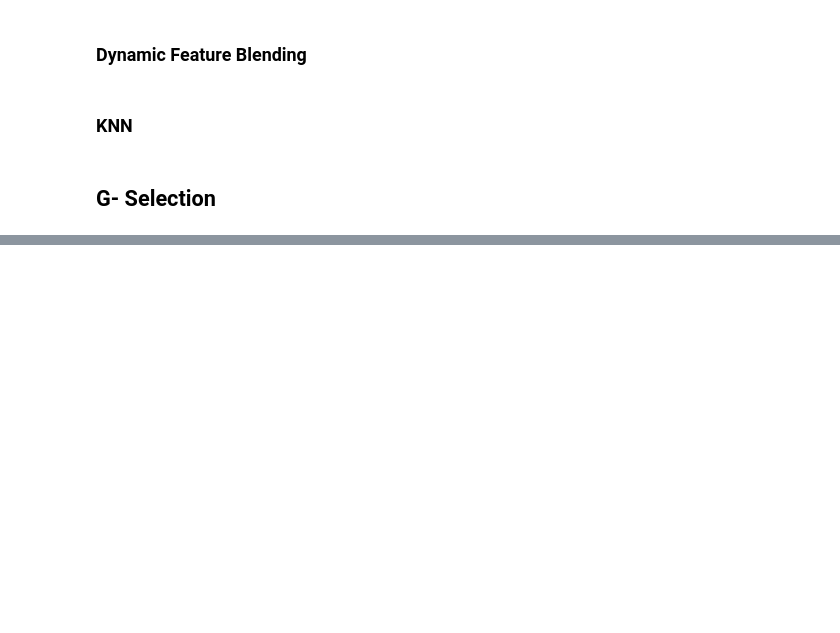
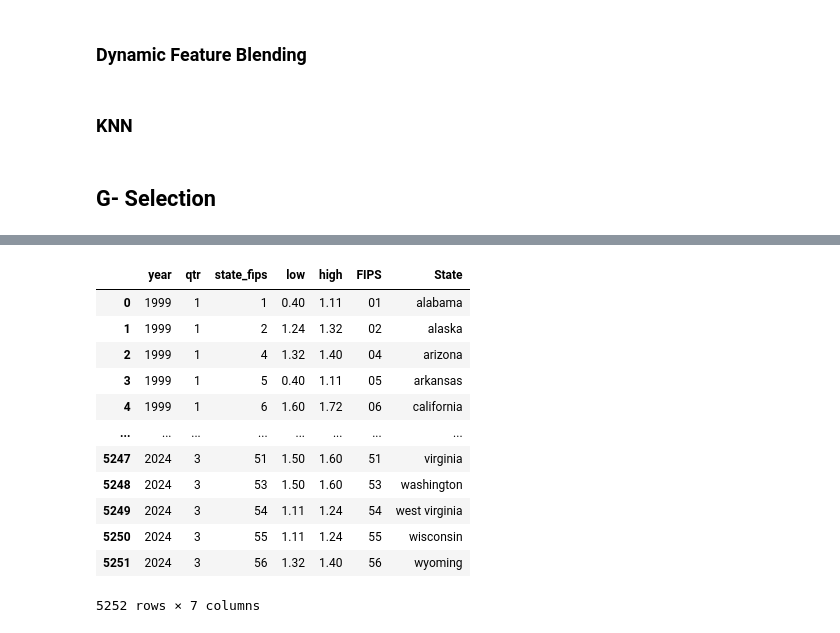
Before and after one commit to DMChakrabarti013/macro_matrics, a Jupyter notebook: preprocessing.ipynb, the cells around one changed output, grey strips where cells are left out. Saved outputs shown, nothing was run; the diff lists cells and outputs as text; code cells hidden in the pictures; blank space fills up the shorter version.

```diff
--- a/code.ipynb
+++ b/preprocessing.ipynb
@@ -1056,0 +1151,39 @@ print(pca_df.head())
+# %%
+# Load household debt data; assumes a column "state_fips" exists.
+debt_df = pd.read_csv("household-debt-by-state.csv")
+
+# Map FIPS codes to state names.
+fips_map = {
+    "01": "alabama", "02": "alaska", "04": "arizona", "05": "arkansas", "06": "california",
+    "08": "colorado", "09": "connecticut", "10": "delaware", "11": "district of columbia",
+    "12": "florida", "13": "georgia", "15": "hawaii", "16": "idaho", "17": "illinois",
+    "18": "indiana", "19": "iowa", "20": "kansas", "21": "kentucky", "22": "louisiana",
+    "23": "maine", "24": "maryland", "25": "massachusetts", "26": "michigan", "27": "minnesota",
+    "28": "mississippi", "29": "missouri", "30": "montana", "31": "nebraska", "32": "nevada",
+    "33": "new hampshire", "34": "new jersey", "35": "new mexico", "36": "new york",
+    "37": "north carolina", "38": "north dakota", "39": "ohio", "40": "oklahoma", "41": "oregon",
+    "42": "pennsylvania", "44": "rhode island", "45": "south carolina", "46": "south dakota",
+    "47": "tennessee", "48": "texas", "49": "utah", "50": "vermont", "51": "virginia",
+    "53": "washington", "54": "west virginia", "55": "wisconsin", "56": "wyoming"
+}
+
+# Ensure the FIPS code has two digits.
+debt_df["FIPS"] = debt_df["state_fips"].astype(str).str.zfill(2)
+# Create a new column "State" using the mapping.
+debt_df["State"] = debt_df["FIPS"].map(fips_map)
+# %%
+debt_df
+# %% [output]
+|  | year | qtr | state_fips | low | high | FIPS | State |
+| 0 | 1999 | 1 | 1 | 0.40 | 1.11 | 01 | alabama |
+| 1 | 1999 | 1 | 2 | 1.24 | 1.32 | 02 | alaska |
+| 2 | 1999 | 1 | 4 | 1.32 | 1.40 | 04 | arizona |
+| 3 | 1999 | 1 | 5 | 0.40 | 1.11 | 05 | arkansas |
+| 4 | 1999 | 1 | 6 | 1.60 | 1.72 | 06 | california |
+| ... | ... | ... | ... | ... | ... | ... | ... |
+| 5247 | 2024 | 3 | 51 | 1.50 | 1.60 | 51 | virginia |
+| 5248 | 2024 | 3 | 53 | 1.50 | 1.60 | 53 | washington |
+| 5249 | 2024 | 3 | 54 | 1.11 | 1.24 | 54 | west virginia |
+| 5250 | 2024 | 3 | 55 | 1.11 | 1.24 | 55 | wisconsin |
+| 5251 | 2024 | 3 | 56 | 1.32 | 1.40 | 56 | wyoming |
+5252 rows × 7 columns
```
Also changed, not shown: parts of 21 cells of this notebook, 4 other files.
